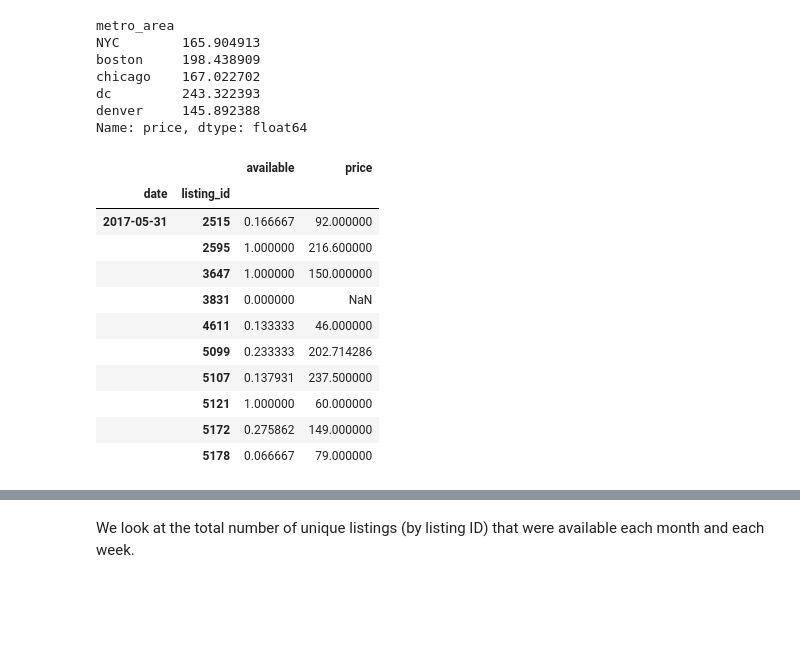
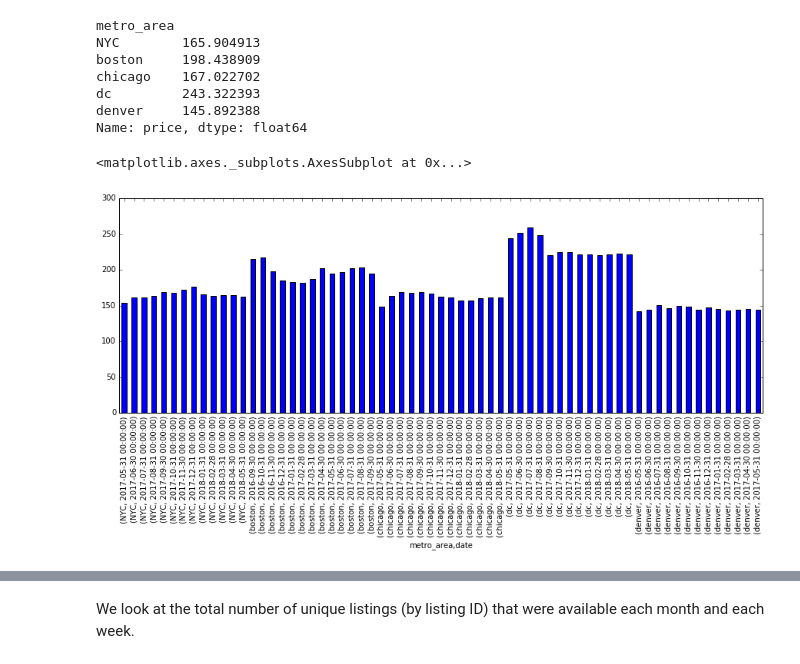
Before and after one commit to MattUnderscoreZhang/CitadelDataOpen, a Jupyter notebook: Calendar_Analysis.ipynb, the cells around one changed output, grey strips where cells are left out. Saved outputs shown, nothing was run; the diff lists cells and outputs as text; code cells hidden in the pictures; blank space fills up the shorter version.

```diff
--- a/Calendar_Analysis.ipynb
+++ b/Calendar_Analysis.ipynb
@@ -78,15 +71,6 @@ NYC_unique_calendar = calendar[NYC].groupby([pd.TimeGrouper('M'), 'listing_id'])
-# %%
-NYC_unique_calendar[:10]
-# %% [output]
-|  |  | available | price |
-| date | listing_id |  |  |
-| 2017-05-31 | 2515 | 0.166667 | 92.000000 |
-|  | 2595 | 1.000000 | 216.600000 |
-|  | 3647 | 1.000000 | 150.000000 |
-|  | 3831 | 0.000000 | NaN |
-|  | 4611 | 0.133333 | 46.000000 |
-|  | 5099 | 0.233333 | 202.714286 |
-|  | 5107 | 0.137931 | 237.500000 |
-|  | 5121 | 1.000000 | 60.000000 |
-|  | 5172 | 0.275862 | 149.000000 |
-|  | 5178 | 0.066667 | 79.000000 |
+# %%
+# all 5 cities shown below - monthly average price by all listings
+unique_calendar.groupby(level=['metro_area', 'date']).mean().dropna()['price'].plot(kind='bar', figsize=(15,5))
+# %% [output]
+<matplotlib.axes._subplots.AxesSubplot at 0x...>
+[figure, added]
```
Also changed, not shown: parts of 11 cells of this notebook.
